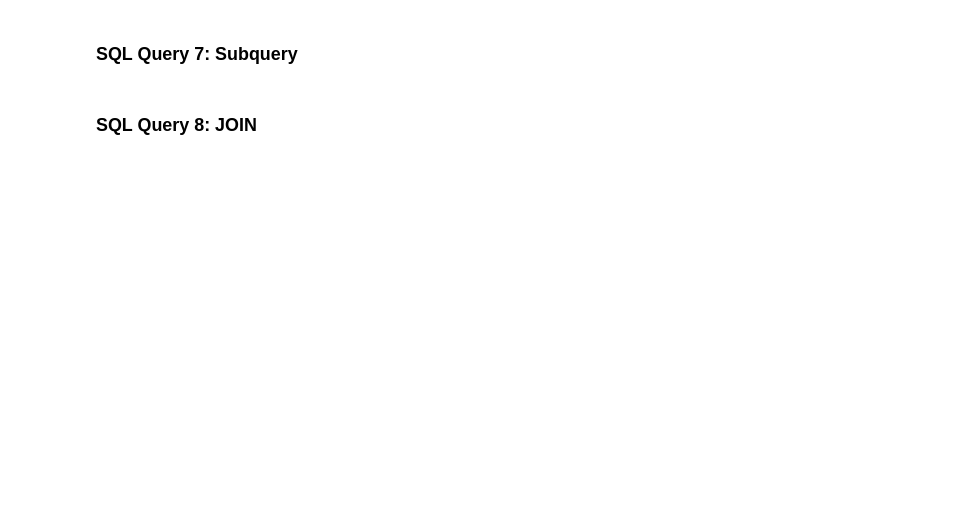
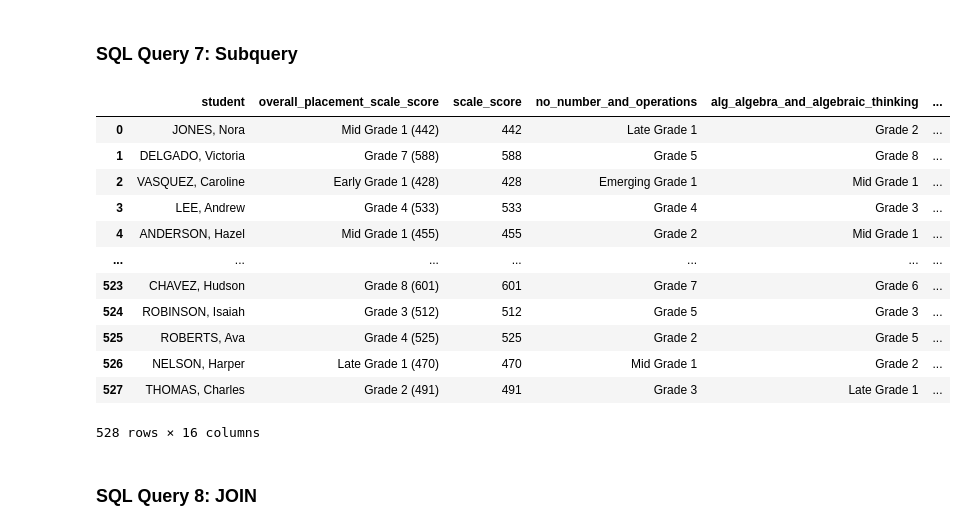
Before and after one commit to peklein1/Tracking_Progress_in_ElementarySchools, a Jupyter notebook: notebooks/tracking_progress_elem_schools_eda.ipynb, the cells around one changed output. Drawn from its saved outputs; the diff is of its cells as text; code cells hidden in the pictures; blank space fills up the shorter version.

```diff
--- a/notebooks/tracking_progress_elem_schools_eda.ipynb
+++ b/notebooks/tracking_progress_elem_schools_eda.ipynb
@@ -486,2 +871,4 @@ result1
 # %% [markdown]
 ### SQL Query 2: Filtering with WHERE
+# %%
+conn = sqlite3.connect("../database_name.db")
@@ -563,14 +996,28 @@ result6
 # %%
 query7 = """
 SELECT *
-FROM {TABLE_NAME}
-WHERE some_numeric_column > (
-    SELECT AVG(some_numeric_column)
-    FROM {TABLE_NAME}
+FROM Diagnostic_Results
+WHERE scale_score > (
+    SELECT AVG(scale_score)
+    FROM Diagnostic_Results
 );
 """
 result7 = pd.read_sql_query(query7, conn)
 result7
+# %% [output]
+|  | student | overall_placement_scale_score | scale_score | no_number_and_operations | alg_algebra_and_algebraic_thinking | ... |
+| 0 | JONES, Nora | Mid Grade 1 (442) | 442 | Late Grade 1 | Grade 2 | ... |
+| 1 | DELGADO, Victoria | Grade 7 (588) | 588 | Grade 5 | Grade 8 | ... |
+| 2 | VASQUEZ, Caroline | Early Grade 1 (428) | 428 | Emerging Grade 1 | Mid Grade 1 | ... |
+| 3 | LEE, Andrew | Grade 4 (533) | 533 | Grade 4 | Grade 3 | ... |
+| 4 | ANDERSON, Hazel | Mid Grade 1 (455) | 455 | Grade 2 | Mid Grade 1 | ... |
+| ... | ... | ... | ... | ... | ... | ... |
+| 523 | CHAVEZ, Hudson | Grade 8 (601) | 601 | Grade 7 | Grade 6 | ... |
+| 524 | ROBINSON, Isaiah | Grade 3 (512) | 512 | Grade 5 | Grade 3 | ... |
+| 525 | ROBERTS, Ava | Grade 4 (525) | 525 | Grade 2 | Grade 5 | ... |
+| 526 | NELSON, Harper | Late Grade 1 (470) | 470 | Mid Grade 1 | Grade 2 | ... |
+| 527 | THOMAS, Charles | Grade 2 (491) | 491 | Grade 3 | Late Grade 1 | ... |
+528 rows × 16 columns
 # %% [markdown]
 ### SQL Query 8: JOIN
 # %%
```
Also changed, not shown: parts of 53 cells of this notebook, 1 other file.
